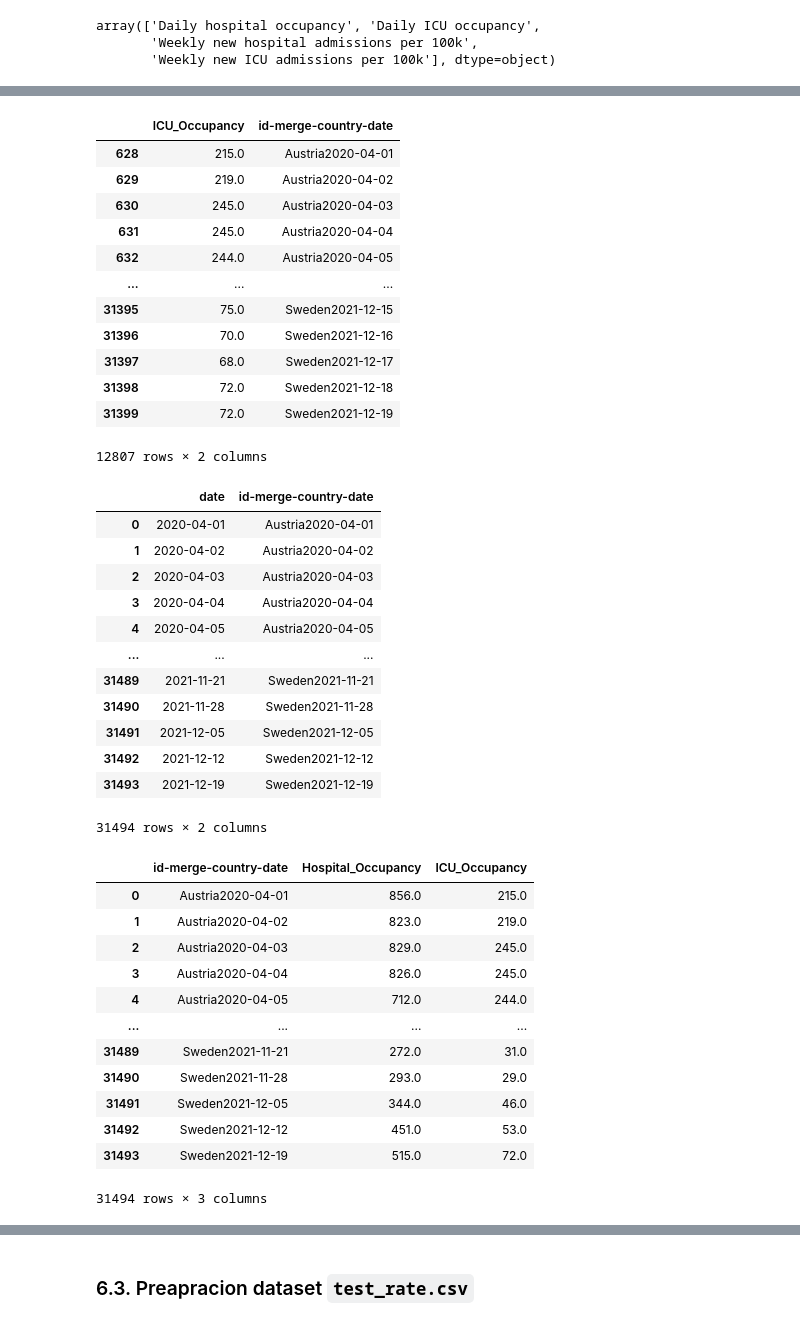
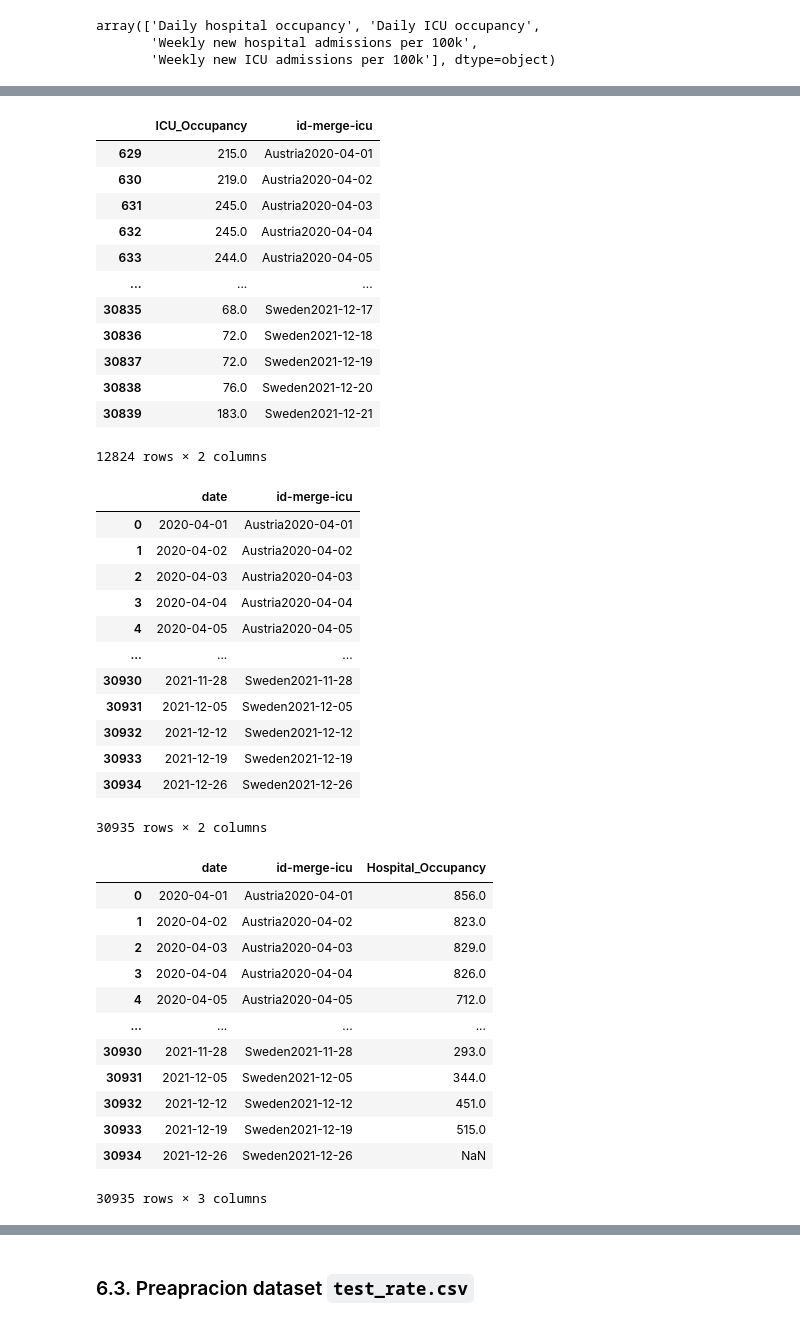
Before and after one commit to ParraCode/Core_Mid_Project-, a Jupyter notebook: data/data_cleaning.ipynb, the cells around one changed output, grey strips where cells are left out. Drawn from its saved outputs; the diff is of its cells as text; code cells hidden in the pictures.

```diff
--- a/data/data_cleaning.ipynb
+++ b/data/data_cleaning.ipynb
@@ -419,7 +409,7 @@ dtype: object
 # %% [markdown]
 ### 6.2. Preparacion dataset `ICU_hospital.csv`
 # %%
-#url_UCI = "https://opendata.ecdc.europa.eu/covid19/hospitalicuadmissionrates/csv/data.csv"
-#df_ex3 = pd.read_csv(url_UCI)
-df_ex3 = pd.read_csv('data_extra/ICU_hospital.csv')
+url_UCI = "https://opendata.ecdc.europa.eu/covid19/hospitalicuadmissionrates/csv/data.csv"
+df_ex3 = pd.read_csv(url_UCI)
+#df_ex3 = pd.read_csv('data_extra/ICU_hospital.csv')
 # %%
@@ -455,5 +447,5 @@ array(['Daily hospital occupancy', 'Daily ICU occupancy',
        'Weekly new ICU admissions per 100k'], dtype=object)
 # %%
 # Divido el dataset en 4 dataset por indicator y luego los uno en uno solo por columnas
-df_ex3['id-merge-country-date'] = df_ex3['country']+df_ex3['date']
-df_ex3 = df_ex3.drop(['year_week', 'source', 'url'], axis=1)
+df_ex3['id-merge-icu'] = df_ex3['country']+df_ex3['date']
+df_ex3['id-merge-icu']
@@ -486,60 +494,58 @@ df_uci_1
 # ICU occupancy
 
 filter_uci = df_ex3['indicator'] == 'Daily ICU occupancy'
+df_uci_2 = df_ex3[filter_uci]
 
 #DEFINO EL DATAFRAME
-df_uci_2 = df_ex3[filter_uci]
 df_uci_2 = df_uci_2.rename(columns={'value':'ICU_Occupancy'})
 df_uci_2 = df_uci_2.drop(['indicator','date','country'], axis=1)
 
 df_uci_2
 # %% [output]
-|  | ICU_Occupancy | id-merge-country-date |
-| 628 | 215.0 | Austria2020-04-01 |
-| 629 | 219.0 | Austria2020-04-02 |
-| 630 | 245.0 | Austria2020-04-03 |
-| 631 | 245.0 | Austria2020-04-04 |
-| 632 | 244.0 | Austria2020-04-05 |
+|  | ICU_Occupancy | id-merge-icu |
+| 629 | 215.0 | Austria2020-04-01 |
+| 630 | 219.0 | Austria2020-04-02 |
+| 631 | 245.0 | Austria2020-04-03 |
+| 632 | 245.0 | Austria2020-04-04 |
+| 633 | 244.0 | Austria2020-04-05 |
 | ... | ... | ... |
-| 31395 | 75.0 | Sweden2021-12-15 |
-| 31396 | 70.0 | Sweden2021-12-16 |
-| 31397 | 68.0 | Sweden2021-12-17 |
-| 31398 | 72.0 | Sweden2021-12-18 |
-| 31399 | 72.0 | Sweden2021-12-19 |
+| 30835 | 68.0 | Sweden2021-12-17 |
+| 30836 | 72.0 | Sweden2021-12-18 |
+| 30837 | 72.0 | Sweden2021-12-19 |
+| 30838 | 76.0 | Sweden2021-12-20 |
+| 30839 | 183.0 | Sweden2021-12-21 |
-12807 rows × 2 columns
+12824 rows × 2 columns
 # %%
 df_ex3 = df_ex3.drop(['indicator','value','country'], axis=1)
 df_ex3
 # %% [output]
-|  | date | id-merge-country-date |
+|  | date | id-merge-icu |
 | 0 | 2020-04-01 | Austria2020-04-01 |
 | 1 | 2020-04-02 | Austria2020-04-02 |
 | 2 | 2020-04-03 | Austria2020-04-03 |
 | 3 | 2020-04-04 | Austria2020-04-04 |
 | 4 | 2020-04-05 | Austria2020-04-05 |
 | ... | ... | ... |
-| 31489 | 2021-11-21 | Sweden2021-11-21 |
-| 31490 | 2021-11-28 | Sweden2021-11-28 |
-| 31491 | 2021-12-05 | Sweden2021-12-05 |
-| 31492 | 2021-12-12 | Sweden2021-12-12 |
-| 31493 | 2021-12-19 | Sweden2021-12-19 |
+| 30930 | 2021-11-28 | Sweden2021-11-28 |
+| 30931 | 2021-12-05 | Sweden2021-12-05 |
+| 30932 | 2021-12-12 | Sweden2021-12-12 |
+| 30933 | 2021-12-19 | Sweden2021-12-19 |
+| 30934 | 2021-12-26 | Sweden2021-12-26 |
-31494 rows × 2 columns
+30935 rows × 2 columns
 # %%
-df_ex3 = pd.merge(df_ex3, df_uci_1 , how='left', on='id-merge-country-date')
-df_ex3 = pd.merge(df_ex3, df_uci_2 , how='left', on='id-merge-country-date')
-df_ex3 = df_ex3.drop(columns=['date'])
+df_ex3 = pd.merge(df_ex3, df_uci_1 , how='left', on='id-merge-icu')
 df_ex3
 # %% [output]
-|  | id-merge-country-date | Hospital_Occupancy | ICU_Occupancy |
-| 0 | Austria2020-04-01 | 856.0 | 215.0 |
-| 1 | Austria2020-04-02 | 823.0 | 219.0 |
-| 2 | Austria2020-04-03 | 829.0 | 245.0 |
-| 3 | Austria2020-04-04 | 826.0 | 245.0 |
-| 4 | Austria2020-04-05 | 712.0 | 244.0 |
+|  | date | id-merge-icu | Hospital_Occupancy |
+| 0 | 2020-04-01 | Austria2020-04-01 | 856.0 |
+| 1 | 2020-04-02 | Austria2020-04-02 | 823.0 |
+| 2 | 2020-04-03 | Austria2020-04-03 | 829.0 |
+| 3 | 2020-04-04 | Austria2020-04-04 | 826.0 |
+| 4 | 2020-04-05 | Austria2020-04-05 | 712.0 |
 | ... | ... | ... | ... |
-| 31489 | Sweden2021-11-21 | 272.0 | 31.0 |
-| 31490 | Sweden2021-11-28 | 293.0 | 29.0 |
-| 31491 | Sweden2021-12-05 | 344.0 | 46.0 |
-| 31492 | Sweden2021-12-12 | 451.0 | 53.0 |
-| 31493 | Sweden2021-12-19 | 515.0 | 72.0 |
+| 30930 | 2021-11-28 | Sweden2021-11-28 | 293.0 |
+| 30931 | 2021-12-05 | Sweden2021-12-05 | 344.0 |
+| 30932 | 2021-12-12 | Sweden2021-12-12 | 451.0 |
+| 30933 | 2021-12-19 | Sweden2021-12-19 | 515.0 |
+| 30934 | 2021-12-26 | Sweden2021-12-26 | NaN |
-31494 rows × 3 columns
+30935 rows × 3 columns
```
Also changed, not shown: parts of 40 cells of this notebook, 1 other file.
